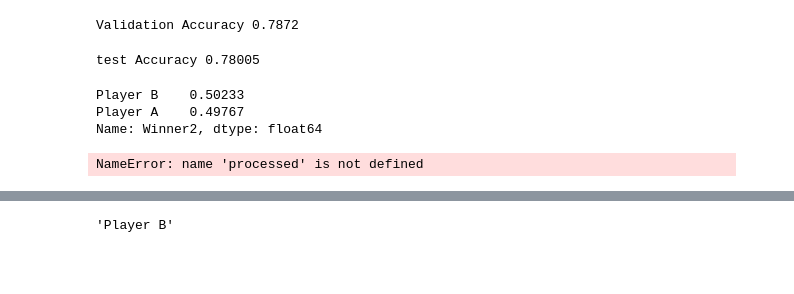
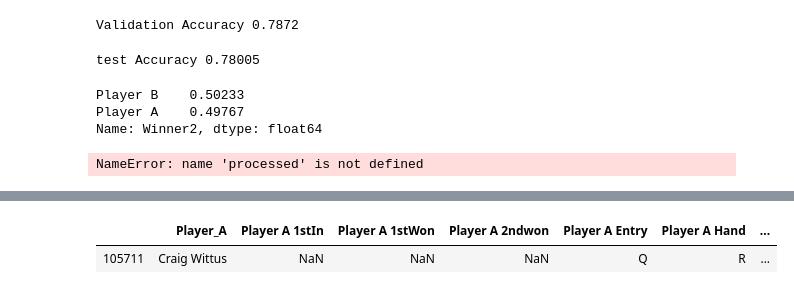
Before and after one commit to AndrewSLowe/tennis-prediction-project, a Jupyter notebook: notebooks/tennis-prediction-project-notebook.ipynb, the cells around one changed output, grey strips where cells are left out. Drawn from its saved outputs; the diff is of its cells as text; code cells hidden in the pictures; blank space fills up the shorter version.

```diff
--- a/notebooks/tennis-prediction-project-notebook.ipynb
+++ b/notebooks/tennis-prediction-project-notebook.ipynb
@@ -222,4 +274,0 @@ def predict(Player_A, Player_B, Player_A_bpFaced, Player_B_bpFaced, Player_A_bpS
-# %%
-predict('Novak Djokovic', 'Andy Roddick', 10, 10, 100, 30)
-# %% [output]
-'Player B'
@@ -255,6 +275,9 @@ RF.shape, RF1.shape, RvR.shape
 # %%
-row = RvR.iloc[[0]]
+row = X_train.iloc[[0]]
 row
+# %% [output]
+|  | Player_A | Player A 1stIn | Player A 1stWon | Player A 2ndwon | Player A Entry | Player A Hand | ... |
+| 105711 | Craig Wittus | NaN | NaN | NaN | Q | R | ... |
 # %%
 import shap
 
```
Also changed, not shown: parts of 31 cells of this notebook, 5 other files.
